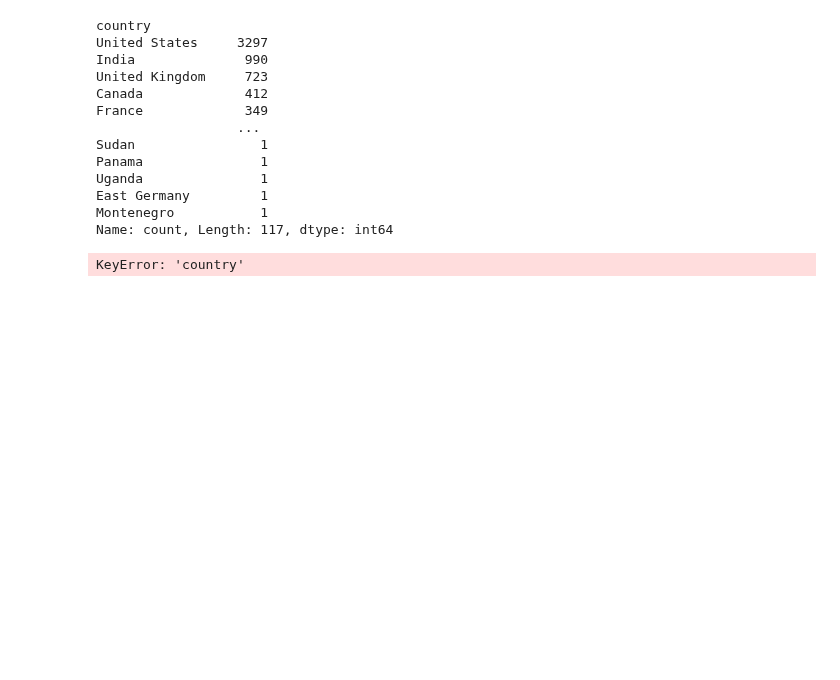
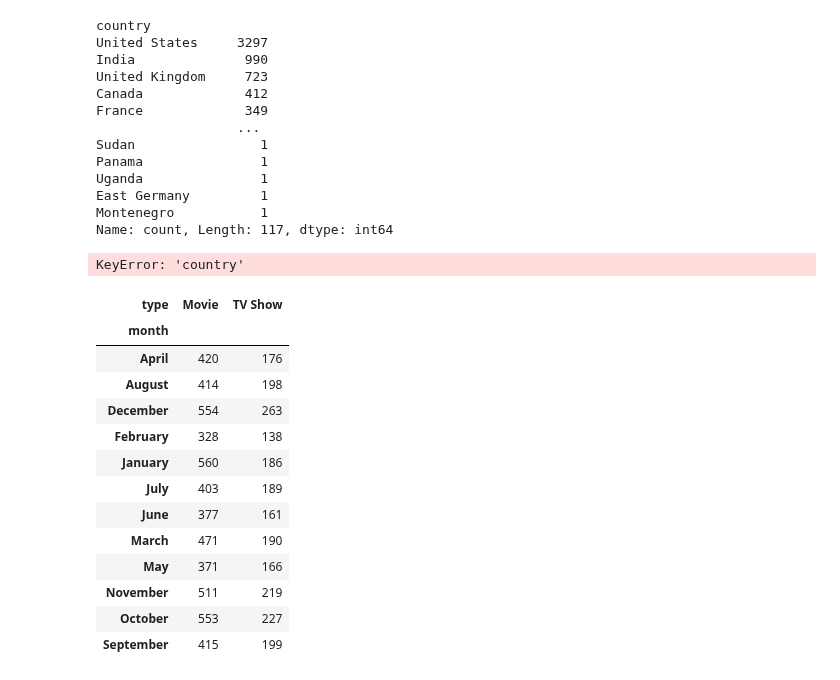
Before and after one commit to Apanizza197/AnalisisDeDatos, a Jupyter notebook: Practico2/practico_2.ipynb, the cells around one changed output. Saved outputs shown, nothing was run; the diff lists cells and outputs as text; code cells hidden in the pictures; blank space fills up the shorter version.

```diff
--- a/Practico2/practico_2.ipynb
+++ b/Practico2/practico_2.ipynb
@@ -161,3 +161,33 @@ East Germany         1
 Montenegro           1
 Name: count, Length: 117, dtype: int64
 KeyError: 'country'
+# %%
+
+# Convert 'date_added' to datetime format
+df['date_added'] = pd.to_datetime(df['date_added'], errors='coerce')
+
+# Extract the month name and year from 'date_added'
+df['month'] = df['date_added'].dt.month_name()
+df['year'] = df['date_added'].dt.year
+
+# Group by month and count the number of series and movies
+distribution_by_month = df.groupby(['month', 'type']).size().unstack(fill_value=0)
+
+
+
+distribution_by_month
+# %% [output]
+| type | Movie | TV Show |
+| month |  |  |
+| April | 420 | 176 |
+| August | 414 | 198 |
+| December | 554 | 263 |
+| February | 328 | 138 |
+| January | 560 | 186 |
+| July | 403 | 189 |
+| June | 377 | 161 |
+| March | 471 | 190 |
+| May | 371 | 166 |
+| November | 511 | 219 |
+| October | 553 | 227 |
+| September | 415 | 199 |
```
Also changed, not shown: parts of 1 cell of this notebook, 1 other file.
